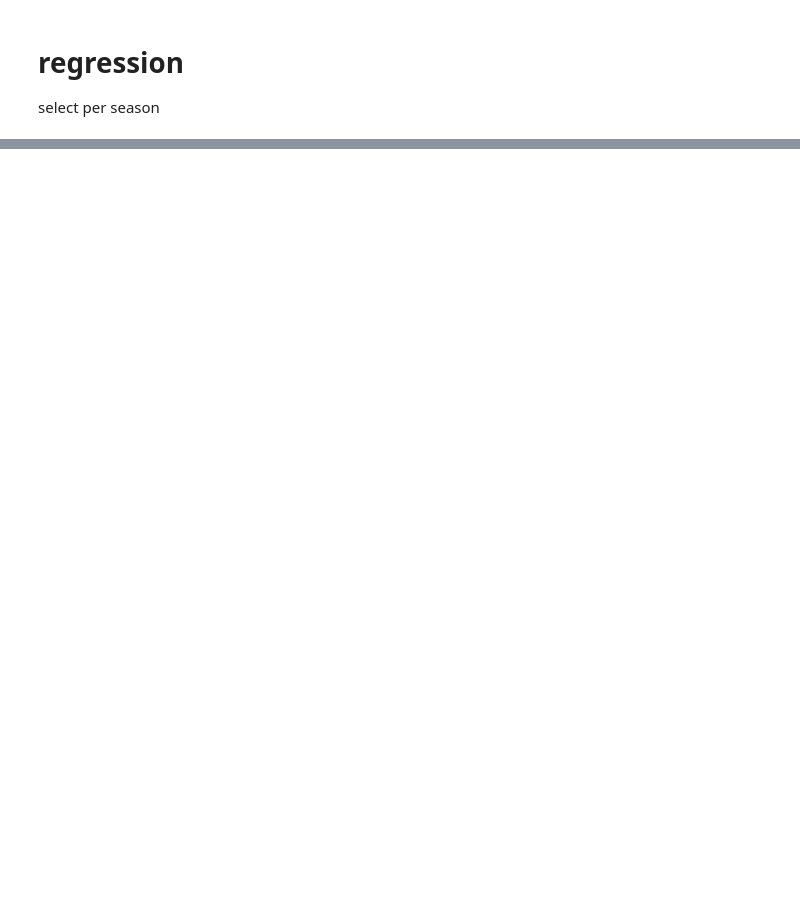
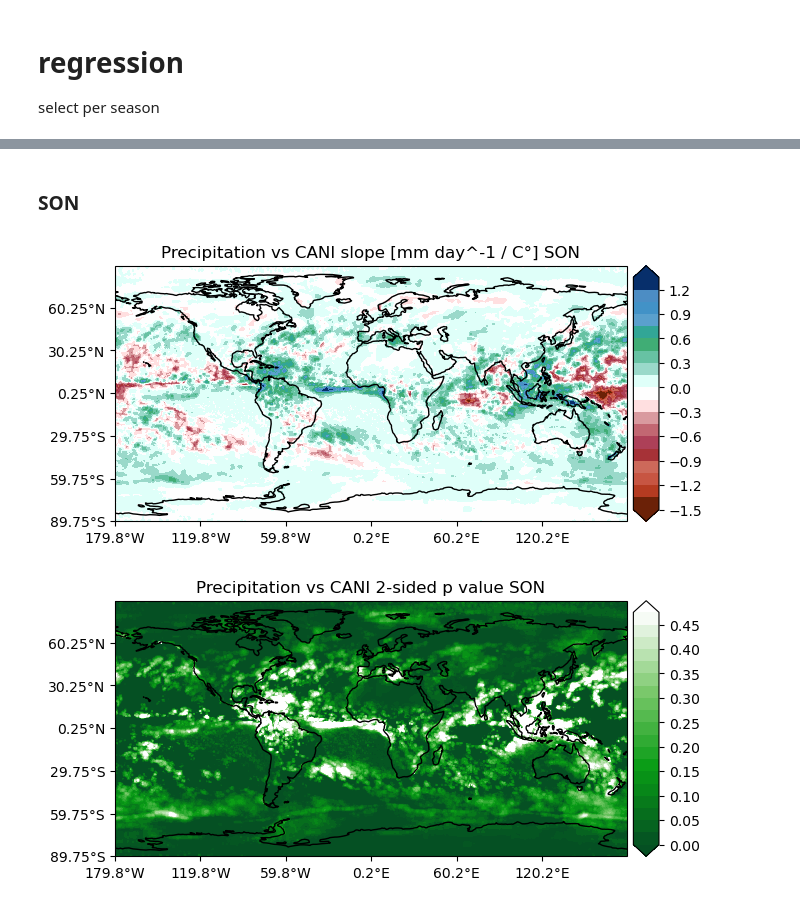
Before and after one commit to allan3prez/ATLN_HG, a Jupyter notebook: Precip_analysis.ipynb, the cells around one changed output, grey strips where cells are left out. Cells and saved outputs as stored; diff of their text form; code cells hidden in the pictures; blank space fills up the shorter version.

```diff
--- a/Precip_analysis.ipynb
+++ b/Precip_analysis.ipynb
@@ -393,0 +375,12 @@ Data variables:
+# %% [markdown]
+### SON
+# %%
+ds_map(CANIvprecip_son.slope, bounds=[179.8, -179.8, 89.75, -89.75],
+       name='Precipitation vs CANI slope [mm day^-1 / C°] SON')
+ds_map(CANIvprecip_son.slope, bounds=[179.8, -179.8, 89.75, -89.75],
+       name='Precipitation vs CANI 2-sided p value SON',
+       lev=np.arange(0, 0.5, 0.025),
+       color=cmaps.WhiteGreen_r)
+# %% [output]
+[figure, added]
+[figure, added]
```
Also changed, not shown: parts of 25 cells of this notebook, 2 other files.
